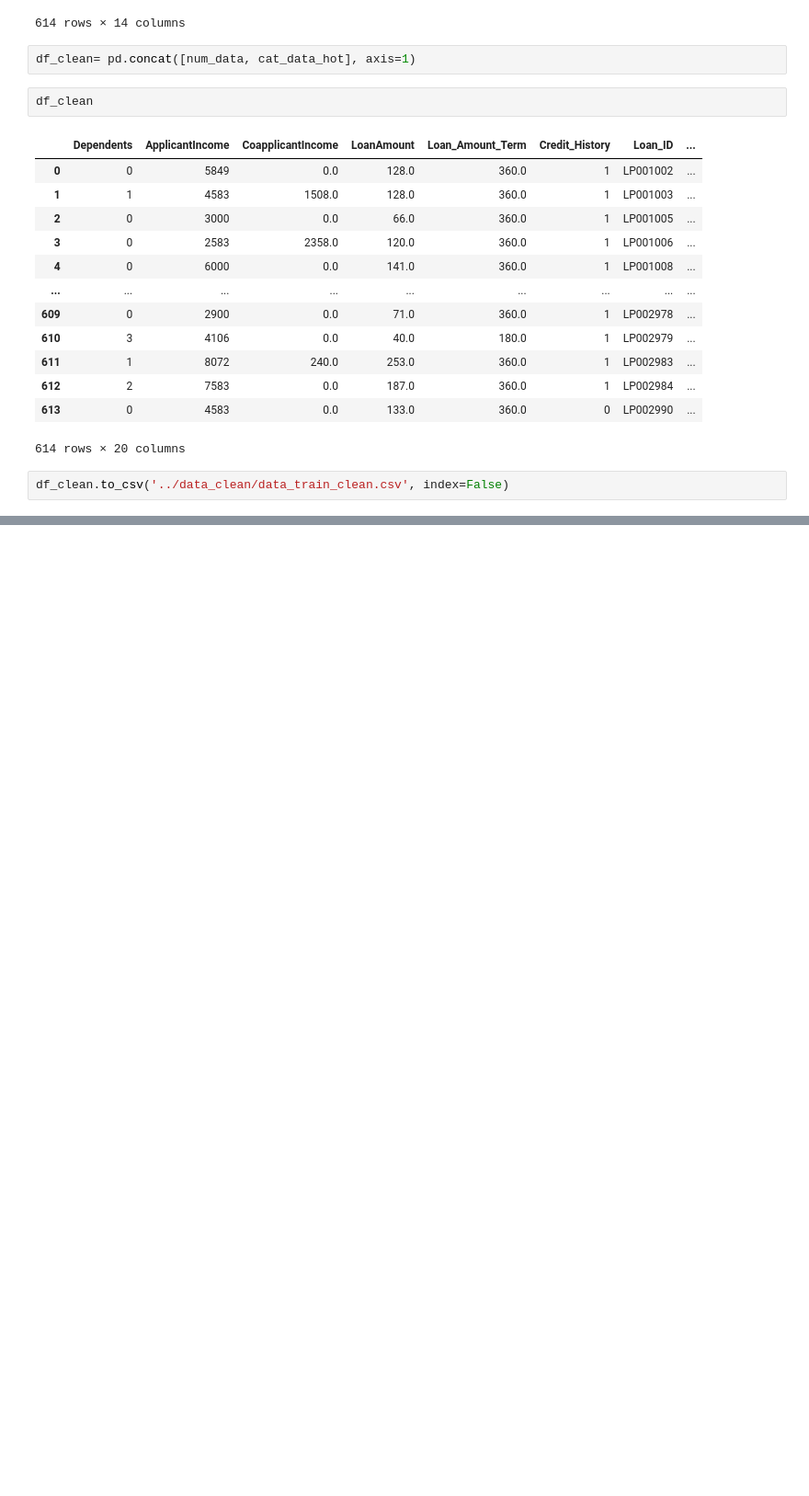
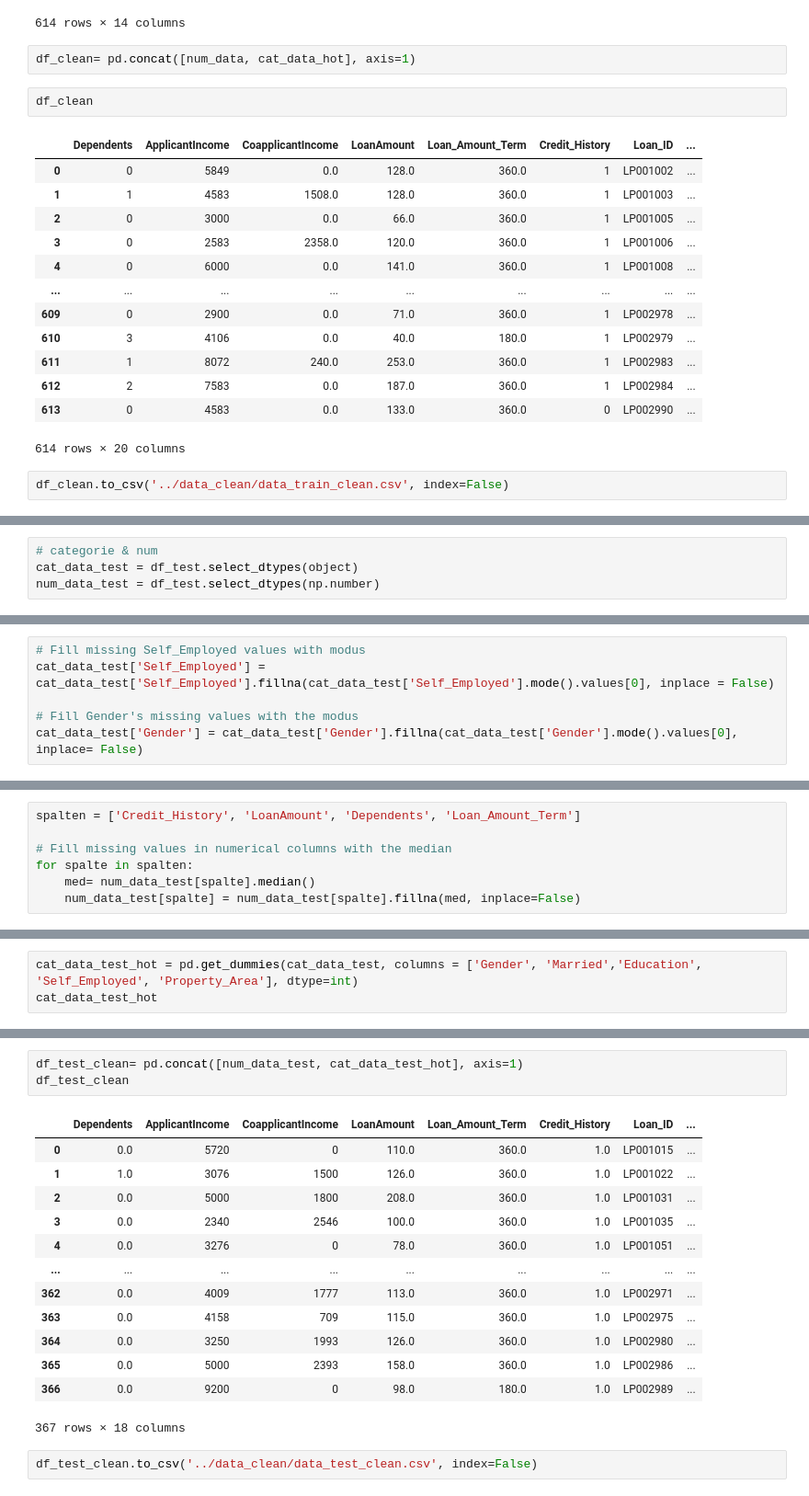
Before and after one commit to Tobiemma/ml_loan_classification, a Jupyter notebook: jupyter/loan_dawr.ipynb, the cells around one changed output, grey strips where cells are left out. Shown at 92% size. Drawn from its saved outputs; the diff is of its cells as text; blank space fills up the shorter version.

```diff
--- a/jupyter/loan_dawr.ipynb
+++ b/jupyter/loan_dawr.ipynb
@@ -407,0 +479,4 @@ df_clean.to_csv('../data_clean/data_train_clean.csv', index=False)
+# %%
+# categorie & num
+cat_data_test = df_test.select_dtypes(object)
+num_data_test = df_test.select_dtypes(np.number)
@@ -407,0 +518,6 @@ df_clean.to_csv('../data_clean/data_train_clean.csv', index=False)
+# %%
+# Fill missing Self_Employed values with modus
+cat_data_test['Self_Employed'] = cat_data_test['Self_Employed'].fillna(cat_data_test['Self_Employed'].mode().values[0], inplace = False)
+
+# Fill Gender's missing values with the modus
+cat_data_test['Gender'] = cat_data_test['Gender'].fillna(cat_data_test['Gender'].mode().values[0], inplace= False)
@@ -407,0 +546,7 @@ df_clean.to_csv('../data_clean/data_train_clean.csv', index=False)
+# %%
+spalten = ['Credit_History', 'LoanAmount', 'Dependents', 'Loan_Amount_Term']
+
+# Fill missing values in numerical columns with the median
+for spalte in spalten:
+    med= num_data_test[spalte].median()
+    num_data_test[spalte] = num_data_test[spalte].fillna(med, inplace=False)
@@ -407,0 +566,3 @@ df_clean.to_csv('../data_clean/data_train_clean.csv', index=False)
+# %%
+cat_data_test_hot = pd.get_dummies(cat_data_test, columns = ['Gender', 'Married','Education', 'Self_Employed', 'Property_Area'], dtype=int)
+cat_data_test_hot
@@ -407,0 +583,19 @@ df_clean.to_csv('../data_clean/data_train_clean.csv', index=False)
+# %%
+df_test_clean= pd.concat([num_data_test, cat_data_test_hot], axis=1)
+df_test_clean
+# %% [output]
+|  | Dependents | ApplicantIncome | CoapplicantIncome | LoanAmount | Loan_Amount_Term | Credit_History | Loan_ID | ... |
+| 0 | 0.0 | 5720 | 0 | 110.0 | 360.0 | 1.0 | LP001015 | ... |
+| 1 | 1.0 | 3076 | 1500 | 126.0 | 360.0 | 1.0 | LP001022 | ... |
+| 2 | 0.0 | 5000 | 1800 | 208.0 | 360.0 | 1.0 | LP001031 | ... |
+| 3 | 0.0 | 2340 | 2546 | 100.0 | 360.0 | 1.0 | LP001035 | ... |
+| 4 | 0.0 | 3276 | 0 | 78.0 | 360.0 | 1.0 | LP001051 | ... |
+| ... | ... | ... | ... | ... | ... | ... | ... | ... |
+| 362 | 0.0 | 4009 | 1777 | 113.0 | 360.0 | 1.0 | LP002971 | ... |
+| 363 | 0.0 | 4158 | 709 | 115.0 | 360.0 | 1.0 | LP002975 | ... |
+| 364 | 0.0 | 3250 | 1993 | 126.0 | 360.0 | 1.0 | LP002980 | ... |
+| 365 | 0.0 | 5000 | 2393 | 158.0 | 360.0 | 1.0 | LP002986 | ... |
+| 366 | 0.0 | 9200 | 0 | 98.0 | 180.0 | 1.0 | LP002989 | ... |
+367 rows × 18 columns
+# %%
+df_test_clean.to_csv('../data_clean/data_test_clean.csv', index=False)
```
Also changed, not shown: parts of 33 cells of this notebook.
